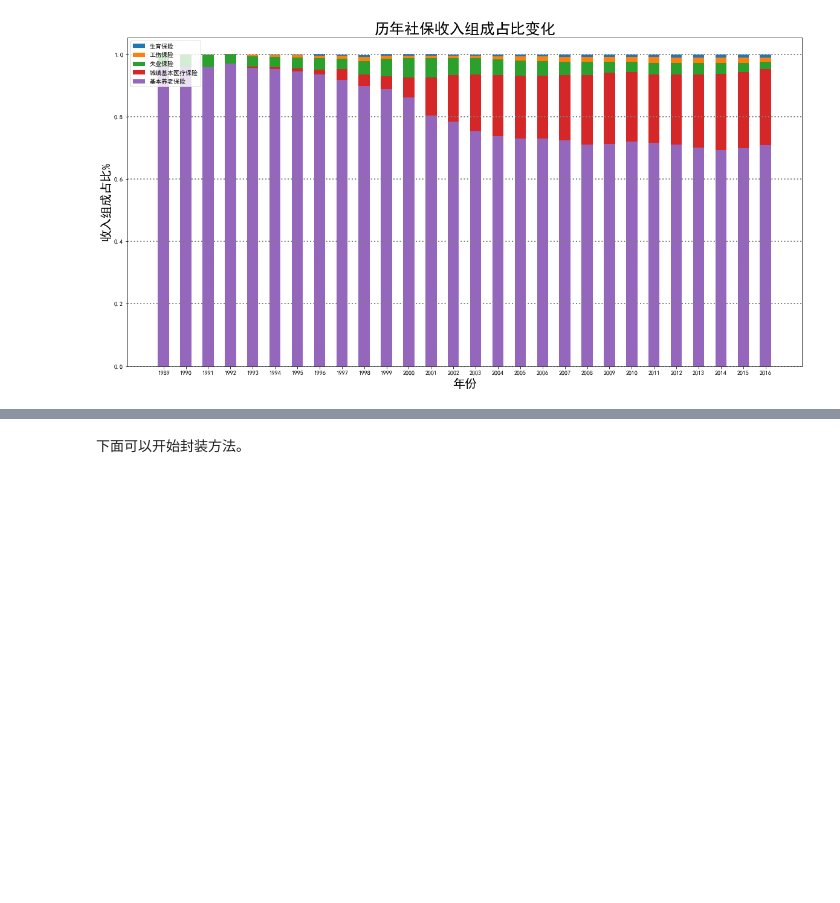
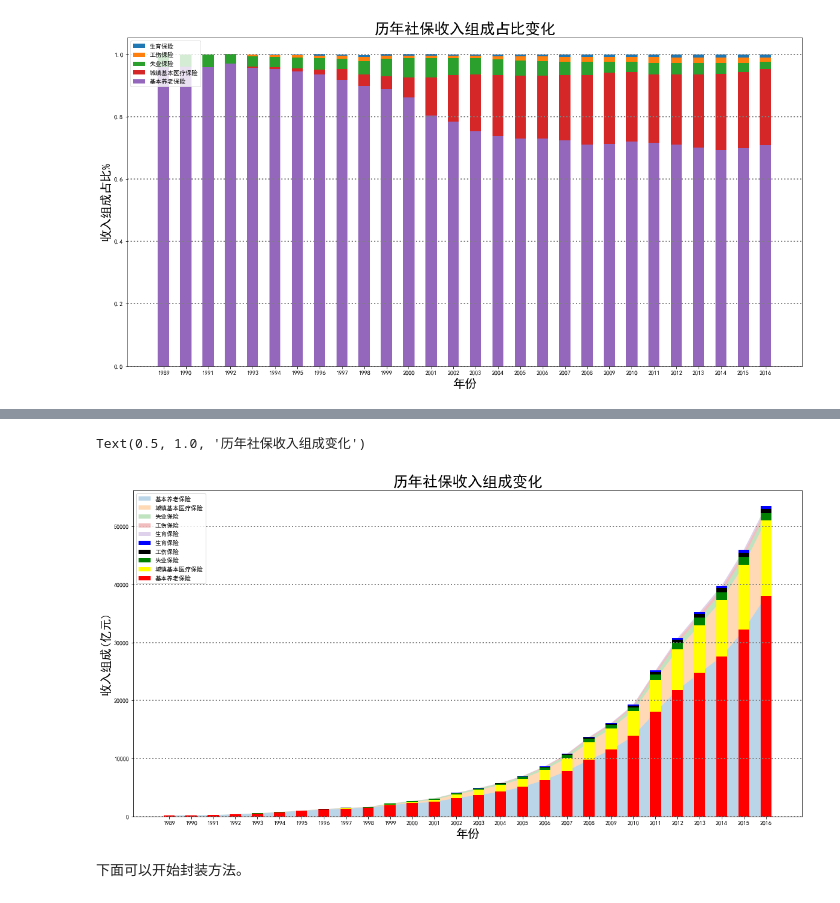
Before and after one commit to sanbeichahegongheguo/python_learn, a Jupyter notebook: chapter02-数据分析/练习/全国医保数据分析/中国医保收入数据分析.ipynb, the cells around one changed output, grey strips where cells are left out. Cells and saved outputs as stored; diff of their text form; code cells hidden in the pictures; blank space fills up the shorter version.

```diff
--- a/chapter02-数据分析/练习/全国医保数据分析/中国医保收入数据分析.ipynb
+++ b/chapter02-数据分析/练习/全国医保数据分析/中国医保收入数据分析.ipynb
@@ -190,2 +223,32 @@ Text(0.5, 1.0, '历年社保收入组成占比变化')
+# %%
+# 堆积柱状图
+plt.figure(figsize=(20,10))
+plt.stackplot(years,
+              basic_pension_insurance,
+              urban_basic_medical_insurance,
+              unemployment_insurance,
+              work_injury_insurance,
+              maternity_insurance,
+              alpha=0.3,
+              labels=['基本养老保险', '城镇基本医疗保险', '失业保险','工伤保险', '生育保险'])
+
+
+plt.bar(years, maternity_insurance_t, width=0.5, color="blue", label='生育保险')
+plt.bar(years, work_injury_insurance_t, width=0.5, color="black", label='工伤保险')
+plt.bar(years, unemployment_insurance_t, width=0.5, color="green", label='失业保险')
+plt.bar(years, urban_basic_medical_insurance_t, width=0.5, color="yellow", label='城镇基本医疗保险')
+plt.bar(years, basic_pension_insurance_t, width=0.5, color="red", label='基本养老保险')
+
+# 添加图例
+plt.legend(loc='upper left')
+# 添加网格线
+plt.grid(axis='y', color='gray', linestyle=':', linewidth=2)
+
+plt.xlabel("年份", fontsize=20)
+plt.ylabel("收入组成(亿元)", fontsize=20)
+plt.title("历年社保收入组成变化", fontsize=25)
+# %% [output]
+Text(0.5, 1.0, '历年社保收入组成变化')
+[figure, added]
 # %% [markdown]
 下面可以开始封装方法。
```
Also changed, not shown: parts of 4 cells of this notebook, 1 other file.
